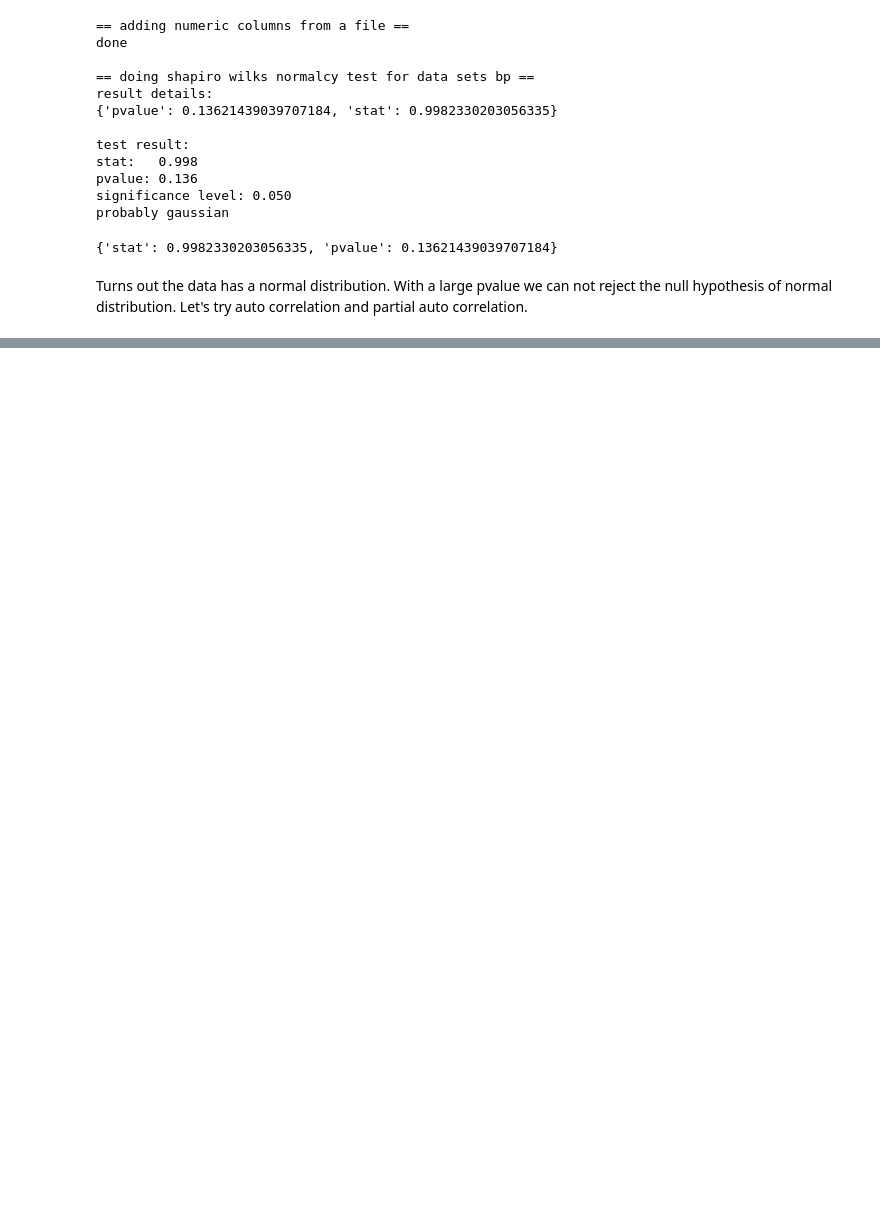
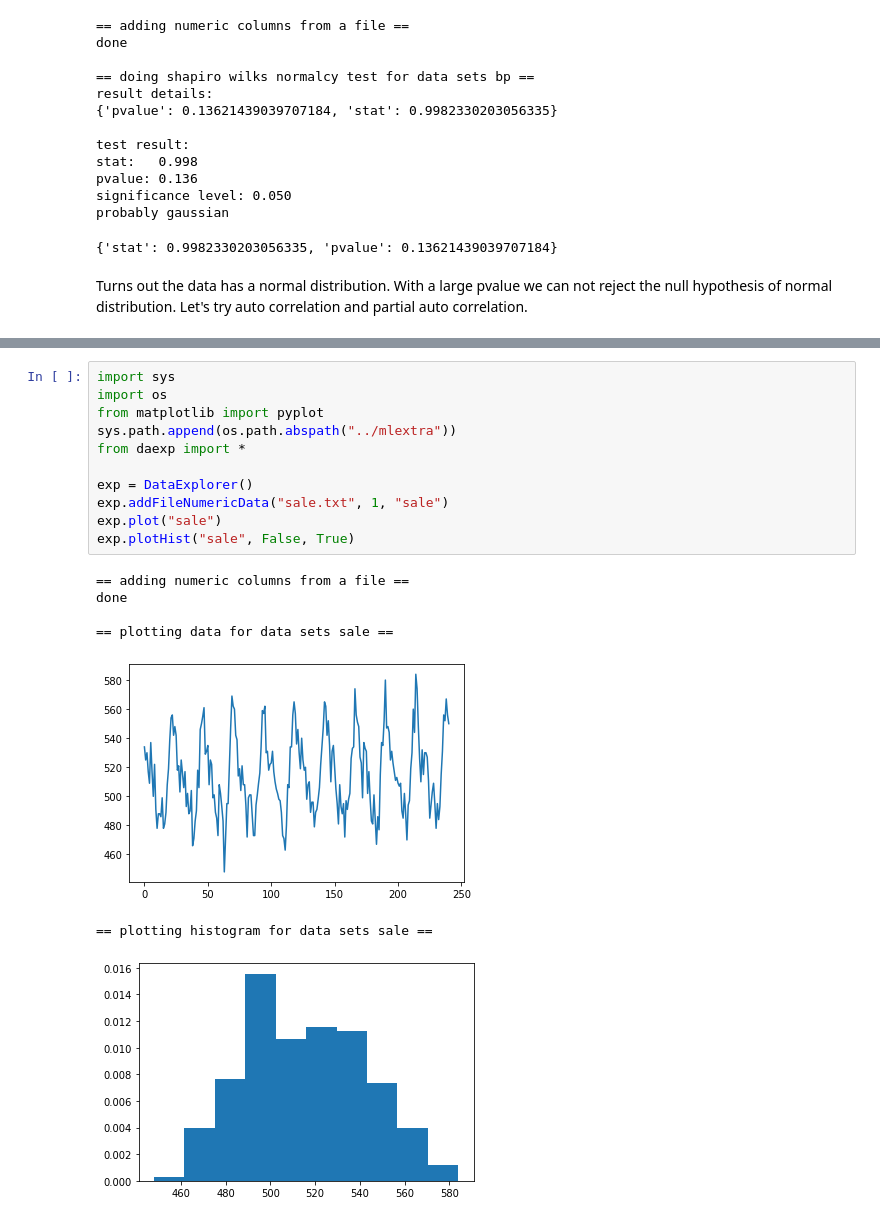
Before and after one commit to pranab/avenir, a Jupyter notebook: python/nbook/tsexpl.ipynb, the cells around one changed output, grey strips where cells are left out. Drawn from its saved outputs; the diff is of its cells as text; blank space fills up the shorter version.

Commit message:
ts data exploration with notebook

```diff
--- a/python/nbook/tsexpl.ipynb
+++ b/python/nbook/tsexpl.ipynb
@@ -215,0 +233,19 @@ Both auto correlation and partial auto correlation has significant peaks as non
+# %%
+import sys
+import os
+from matplotlib import pyplot
+sys.path.append(os.path.abspath("../mlextra"))
+from daexp import *
+
+exp = DataExplorer()
+exp.addFileNumericData("sale.txt", 1, "sale")
+exp.plot("sale")
+exp.plotHist("sale", False, True)
+# %% [output]
+== adding numeric columns from a file ==
+done
+
+== plotting data for data sets sale ==
+[figure, added]
+== plotting histogram for data sets sale ==
+[figure, added]
```
Also changed, not shown: parts of 13 cells of this notebook.
